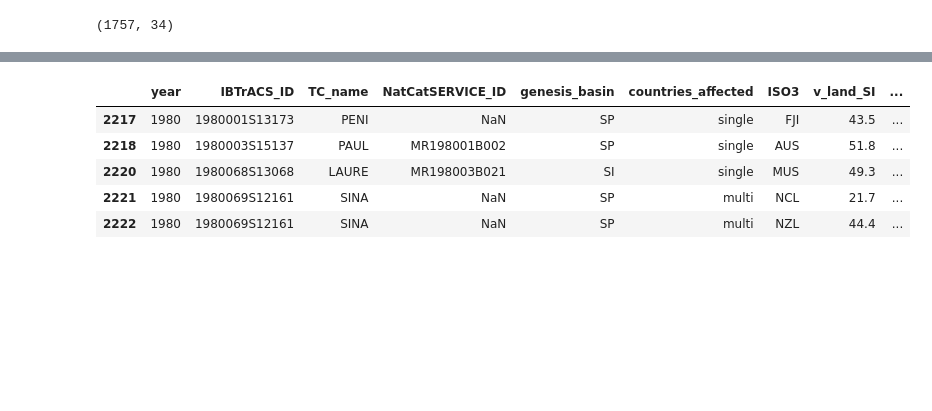
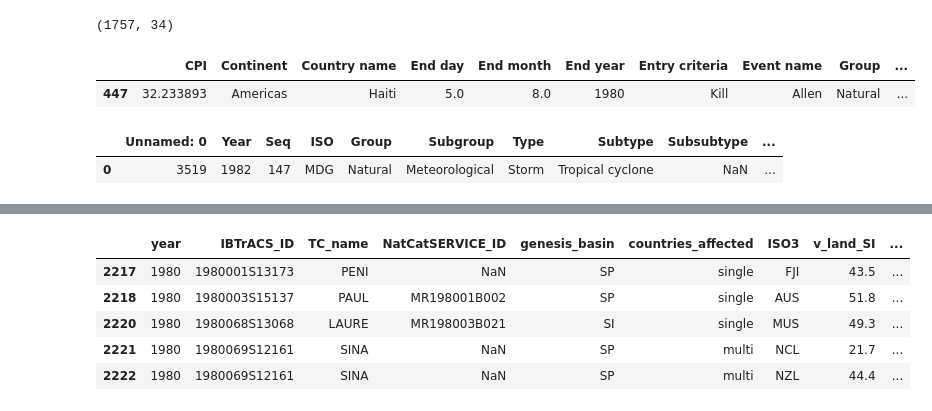
Before and after one commit to OmdenaAI/wfpdisrel, a Jupyter notebook: #task2-Data Wrangling/emdat_tcedat_merge.ipynb, the cells around one changed output, grey strips where cells are left out. Cells and saved outputs as stored; diff of their text form; code cells hidden in the pictures; blank space fills up the shorter version.

```diff
--- a/#task2-Data Wrangling/emdat_tcedat_merge.ipynb
+++ b/#task2-Data Wrangling/emdat_tcedat_merge.ipynb
@@ -93,4 +103,14 @@ emdat_noname_df.loc[~emdat_noname_df.index.isin(indexes)].shape
 emdat_noname_df.shape
 # %% [output]
 (1757, 34)
+# %%
+emdat_noname_df.head(1)
+# %% [output]
+|  | CPI | Continent | Country name | End day | End month | End year | Entry criteria | Event name | Group | ... |
+| 447 | 32.233893 | Americas | Haiti | 5.0 | 8.0 | 1980 | Kill | Allen | Natural | ... |
+# %%
+ext_subset_emdat.head(1)
+# %% [output]
+|  | Unnamed: 0 | Year | Seq | ISO | Group | Subgroup | Type | Subtype | Subsubtype | ... |
+| 0 | 3519 | 1982 | 147 | MDG | Natural | Meteorological | Storm | Tropical cyclone | NaN | ... |
 # %%
```
Also changed, not shown: parts of 14 cells of this notebook.
